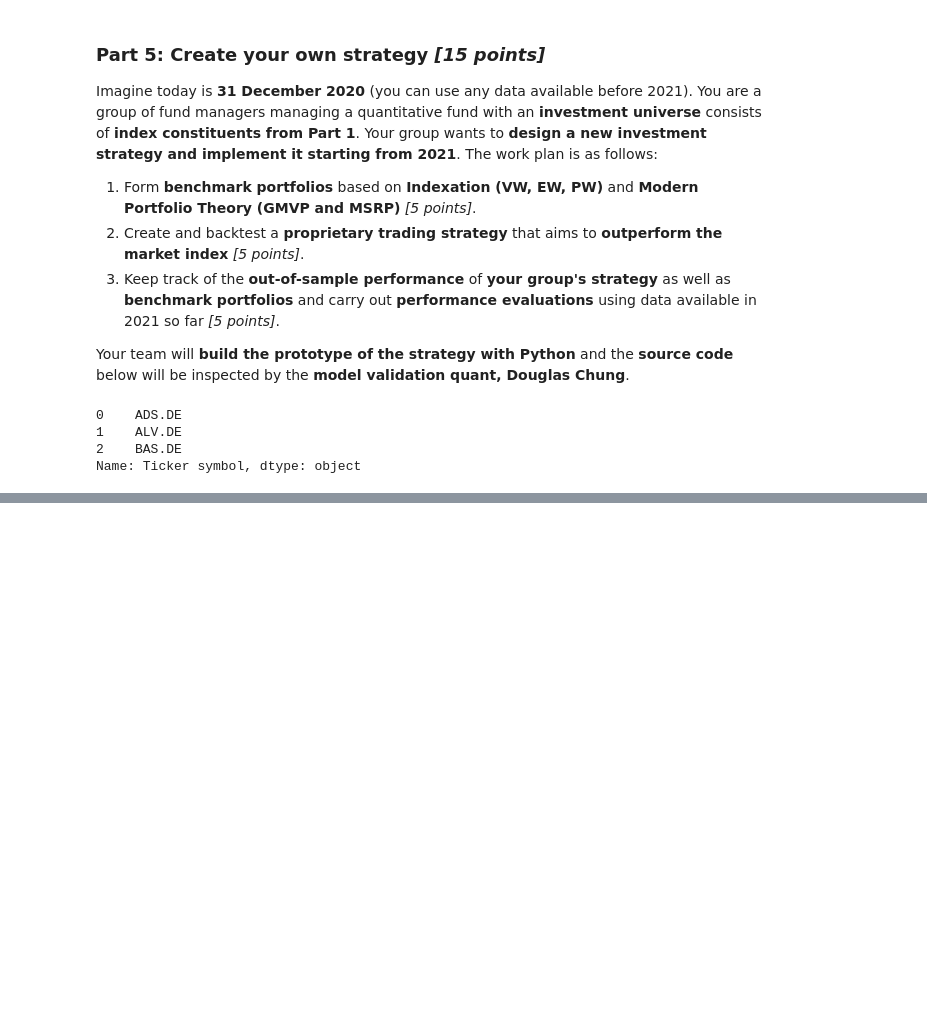
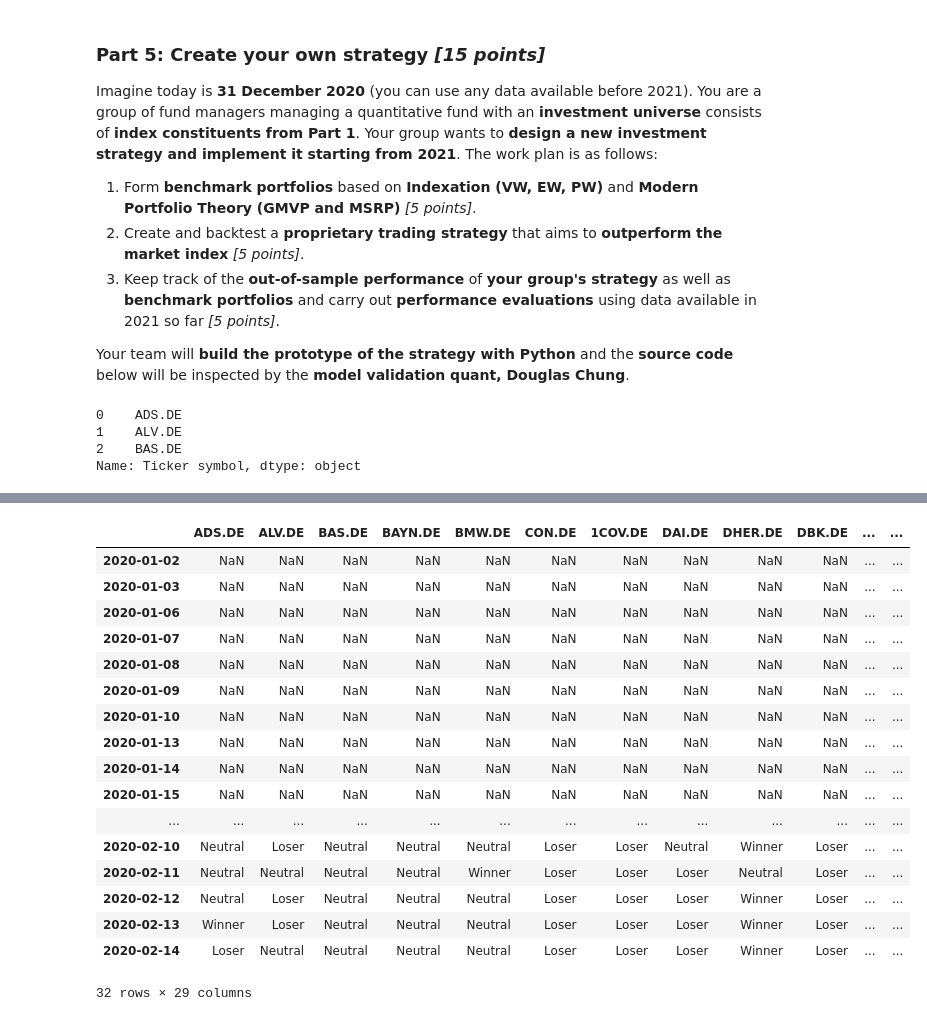
Before and after one commit to LLH07/InvestnPortfolio, a Jupyter notebook: project/part5.ipynb, the cells around one changed output, grey strips where cells are left out. Cells and saved outputs as stored; diff of their text form; code cells hidden in the pictures; blank space fills up the shorter version.

```diff
--- a/project/part5.ipynb
+++ b/project/part5.ipynb
@@ -24,0 +209,5 @@ back_test_df = pd.DataFrame()
+# %%
+feb.index = feb_list
+other.index = other_list
+# %%
+egg = other.merge(feb, how='outer')
@@ -24,0 +230,26 @@ back_test_df = pd.DataFrame()
+# %%
+all_date = feb_list + other_list
+# %%
+all_date.sort()
+egg.index = all_date
+# %%
+egg.head(32)
+# %% [output]
+|  | ADS.DE | ALV.DE | BAS.DE | BAYN.DE | BMW.DE | CON.DE | 1COV.DE | DAI.DE | DHER.DE | DBK.DE | ... | ... |
+| 2020-01-02 | NaN | NaN | NaN | NaN | NaN | NaN | NaN | NaN | NaN | NaN | ... | ... |
+| 2020-01-03 | NaN | NaN | NaN | NaN | NaN | NaN | NaN | NaN | NaN | NaN | ... | ... |
+| 2020-01-06 | NaN | NaN | NaN | NaN | NaN | NaN | NaN | NaN | NaN | NaN | ... | ... |
+| 2020-01-07 | NaN | NaN | NaN | NaN | NaN | NaN | NaN | NaN | NaN | NaN | ... | ... |
+| 2020-01-08 | NaN | NaN | NaN | NaN | NaN | NaN | NaN | NaN | NaN | NaN | ... | ... |
+| 2020-01-09 | NaN | NaN | NaN | NaN | NaN | NaN | NaN | NaN | NaN | NaN | ... | ... |
+| 2020-01-10 | NaN | NaN | NaN | NaN | NaN | NaN | NaN | NaN | NaN | NaN | ... | ... |
+| 2020-01-13 | NaN | NaN | NaN | NaN | NaN | NaN | NaN | NaN | NaN | NaN | ... | ... |
+| 2020-01-14 | NaN | NaN | NaN | NaN | NaN | NaN | NaN | NaN | NaN | NaN | ... | ... |
+| 2020-01-15 | NaN | NaN | NaN | NaN | NaN | NaN | NaN | NaN | NaN | NaN | ... | ... |
+| ... | ... | ... | ... | ... | ... | ... | ... | ... | ... | ... | ... | ... |
+| 2020-02-10 | Neutral | Loser | Neutral | Neutral | Neutral | Loser | Loser | Neutral | Winner | Loser | ... | ... |
+| 2020-02-11 | Neutral | Neutral | Neutral | Neutral | Winner | Loser | Loser | Loser | Neutral | Loser | ... | ... |
+| 2020-02-12 | Neutral | Loser | Neutral | Neutral | Neutral | Loser | Loser | Loser | Winner | Loser | ... | ... |
+| 2020-02-13 | Winner | Loser | Neutral | Neutral | Neutral | Loser | Loser | Loser | Winner | Loser | ... | ... |
+| 2020-02-14 | Loser | Neutral | Neutral | Neutral | Neutral | Loser | Loser | Loser | Winner | Loser | ... | ... |
+32 rows × 29 columns
```
Also changed, not shown: parts of 25 cells of this notebook, 41 other files.
